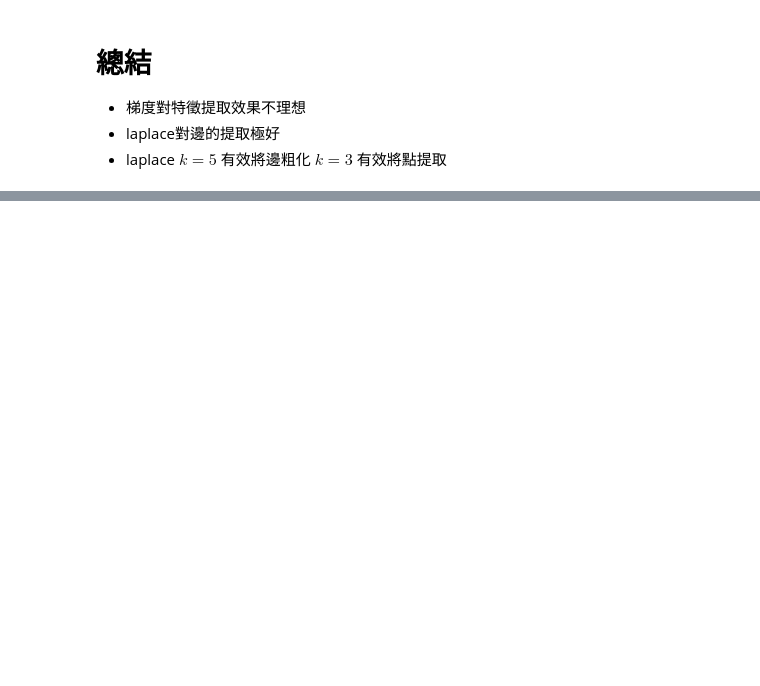
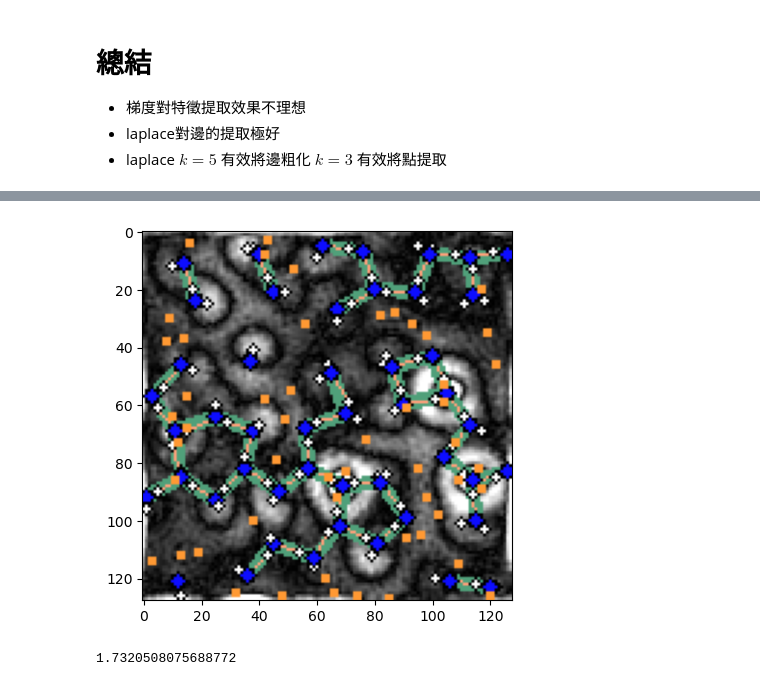
Before and after one commit to supercgor/AFM-RepairTool, a Jupyter notebook: main.ipynb, the cells around one changed output, grey strips where cells are left out. Drawn from its saved outputs; the diff is of its cells as text; code cells hidden in the pictures; blank space fills up the shorter version.

```diff
--- a/main.ipynb
+++ b/main.ipynb
@@ -18,7 +17,7 @@ s = sampler('bulkice')
 # %%
 load = s[0]
 last = []
-img1 = load['image'][0]
+img1 = load['image'][18]
 lp3 = cv2.Laplacian(img1,cv2.CV_16S,ksize=3)
 lp3 = cv2.convertScaleAbs(lp3)
 lp5 = cv2.Laplacian(img1,cv2.CV_16S,ksize=5)
@@ -59,0 +91,10 @@ cv2.destroyAllWindows()
+# %%
+imgplot = plt.imshow(k)
+plt.show()
+# %% [output]
+[figure, added]
+# %%
+from src.tools import dist
+dist(np.asarray([1,1,1]),np.asarray([0,0,0]))
+# %% [output]
+1.7320508075688772
```
Also changed, not shown: parts of 10 cells of this notebook, 4 other files.
